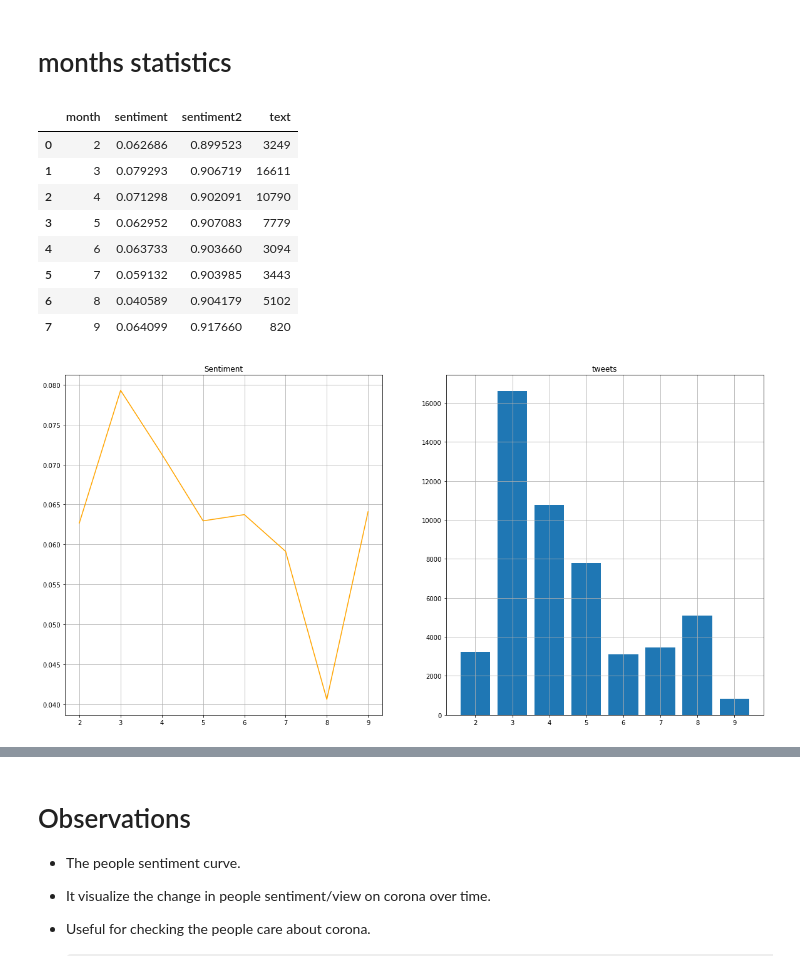
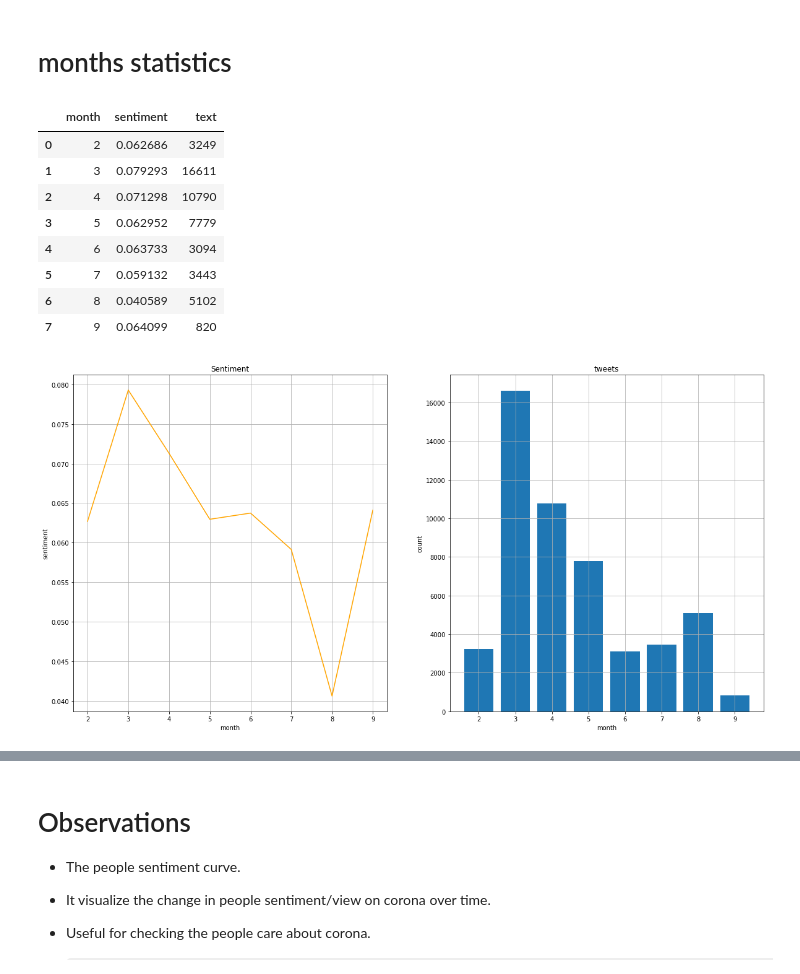
Before and after one commit to aliharakeh/M2-Project, a Jupyter notebook: Project_Final_Scripts/sentiment/sentiment_statistics.ipynb, the cells around one changed output, grey strips where cells are left out. Drawn from its saved outputs; the diff is of its cells as text; code cells hidden in the pictures.

```diff
--- a/Project_Final_Scripts/sentiment/sentiment_statistics.ipynb
+++ b/Project_Final_Scripts/sentiment/sentiment_statistics.ipynb
@@ -72,21 +68,21 @@ plt.plot(d_x, d_flair_sentiment, 'orange')
 config = {
     'month': 'first',
     'sentiment': 'mean',
-    'sentiment2': 'mean',
+#     'sentiment2': 'mean',
     'text': 'count'
 }
 months = tweets.groupby('month').agg(config).reset_index(drop=True)
 months
 # %% [output]
-|  | month | sentiment | sentiment2 | text |
-| 0 | 2 | 0.062686 | 0.899523 | 3249 |
-| 1 | 3 | 0.079293 | 0.906719 | 16611 |
-| 2 | 4 | 0.071298 | 0.902091 | 10790 |
-| 3 | 5 | 0.062952 | 0.907083 | 7779 |
-| 4 | 6 | 0.063733 | 0.903660 | 3094 |
-| 5 | 7 | 0.059132 | 0.903985 | 3443 |
-| 6 | 8 | 0.040589 | 0.904179 | 5102 |
-| 7 | 9 | 0.064099 | 0.917660 | 820 |
+|  | month | sentiment | text |
+| 0 | 2 | 0.062686 | 3249 |
+| 1 | 3 | 0.079293 | 16611 |
+| 2 | 4 | 0.071298 | 10790 |
+| 3 | 5 | 0.062952 | 7779 |
+| 4 | 6 | 0.063733 | 3094 |
+| 5 | 7 | 0.059132 | 3443 |
+| 6 | 8 | 0.040589 | 5102 |
+| 7 | 9 | 0.064099 | 820 |
 # %%
 m_x = months.month
 m_textblob_sentiment = months.sentiment
@@ -95,15 +91,19 @@ tweets_count = months.text
 # %%
 fig, (a, b) = plt.subplots(1, 2, figsize=(20, 10))
 
 a.set_title('Sentiment')
+a.set_xlabel('month')
+a.set_ylabel('sentiment')
 a.plot(m_x, m_textblob_sentiment, 'orange')
 a.grid()
 
 b.set_title('tweets')
+b.set_xlabel('month')
+b.set_ylabel('count')
 b.bar(m_x, tweets_count)
 b.grid()
 # %% [output]
-[figure, old version]
+[figure, new version]
 # %%
 fig1, (a1, b1) = plt.subplots(1, 2, figsize=(20, 10))
 
```
Also changed, not shown: parts of 6 cells of this notebook, 30 other files.
